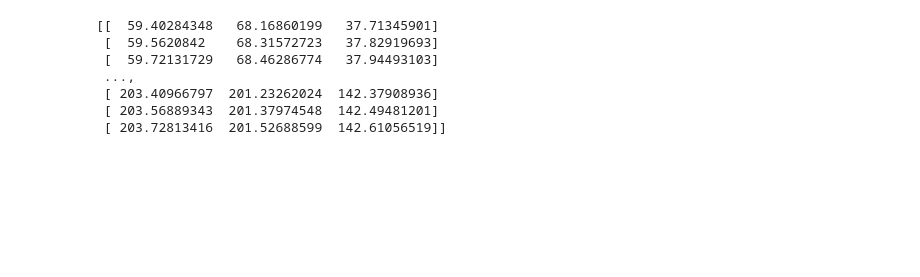
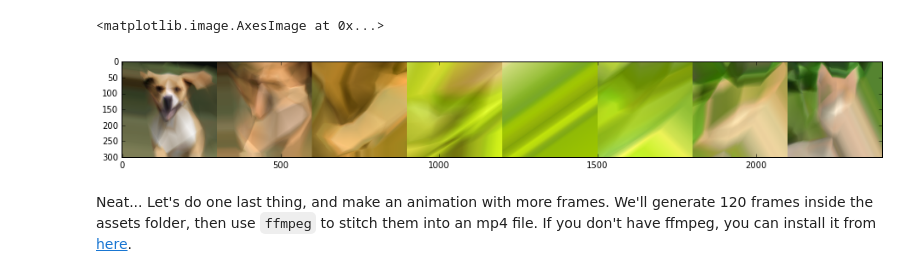
Before and after one commit to ml4a/ml4a, a Jupyter notebook: notebooks/neural-net-painter.ipynb, the cells around one changed output. Saved outputs shown, nothing was run; the diff lists cells and outputs as text; code cells hidden in the pictures; blank space fills up the shorter version.

```diff
--- a/notebooks/neural-net-painter.ipynb
+++ b/notebooks/neural-net-painter.ipynb
@@ -73,0 +126,8 @@ Epoch 20/20
+# %%
+im2 = Image.open("../assets/kitty.jpg")
+im2 = im2.resize(im1.size)
+x2, y2 = get_data(im2)
+
+print("data", x2)
+print("labels", y2)
+imshow(im2)
@@ -73,0 +153,4 @@ Epoch 20/20
+# %%
+m2 = make_model()   # make a new model, keep m1 separate
+time.sleep(10.0)
+m2.fit(x2, y2, batch_size=5, epochs=25, verbose=1, validation_data=(x2, y2))
@@ -73,0 +178,3 @@ Epoch 20/20
+# %%
+img = generate_image(m2, x2, im2.width, im2.height)
+imshow(img)
@@ -74,37 +190,39 @@ Epoch 20/20
 # %%
-def get_interpolated_image(model1, model2, amt):
+def get_interpolated_weights(model1, model2, amt):
     w1 = np.array(model1.get_weights())
     w2 = np.array(model2.get_weights())
     w3 = np.add((1.0 - amt) * w1, amt * w2)
-    model.set_weights(w3)
+    return w3
+
+def generate_image_rescaled(model, x, width, height):
     img = Image.new("RGB", [width, height])
     pixels = img.load()
-    y_pred = model.predict(x1)
-    print(y_pred)
+    y_pred = model.predict(x)
+    y_pred = 255.0 * (y_pred - np.min(y_pred)) / (np.max(y_pred) - np.min(y_pred))  # rescale y_pred
     for y in range(height):
         for x in range(width):
             idx = x + y * width
             r, g, b = y_pred[idx]
             pixels[x, y] = (int(r), int(g), int(b))
-#     img.save("/Users/gene/Downloads/mytest.png", "png")
     return img
-    #im_new.save(path, "png")
 
 
-#for i in range(10):
-#  do_interp("/Users/gene/Downloads/dog2_3_%d.png"%i, float(i)/(9))
+# make new model to hold interpolated weights
+m3 = make_model()
 
+# we'll do 8 frames and stitch the images together at the end
+n = 8
+interpolated_images = []
+for i in range(n):
+    amt = float(i)/(n-1.0)
+    w3 = get_interpolated_weights(m1, m2, amt)
+    m3.set_weights(w3)
+    img = generate_image_rescaled(m3, x1, height, width)
+    interpolated_images.append(img)
 
-# print width, height
+full_image = np.concatenate(interpolated_images, axis=1)
+figure(figsize=(16,4))
+imshow(full_image)
+# %% [output]
+<matplotlib.image.AxesImage at 0x...>
+[figure, added]
-# %%
-
-im = get_interpolated_image(m1, m2, 0.0)
-im.show()
-# %% [output]
-[[  59.40284348   68.16860199   37.71345901]
- [  59.5620842    68.31572723   37.82919693]
- [  59.72131729   68.46286774   37.94493103]
- ...,
- [ 203.40966797  201.23262024  142.37908936]
- [ 203.56889343  201.37974548  142.49481201]
- [ 203.72813416  201.52688599  142.61056519]]
@@ -129,0 +229,2 @@ w3 = np.add(w1, w2)
+# %% [markdown]
+Neat... Let's do one last thing, and make an animation with more frames. We'll generate 120 frames inside the assets folder, then use `ffmpeg` to stitch them into an mp4 file. If you don't have ffmpeg, you can install it from [here](https://ffmpeg.org/).
```
Also changed, not shown: parts of 22 cells of this notebook, 2 other files.
